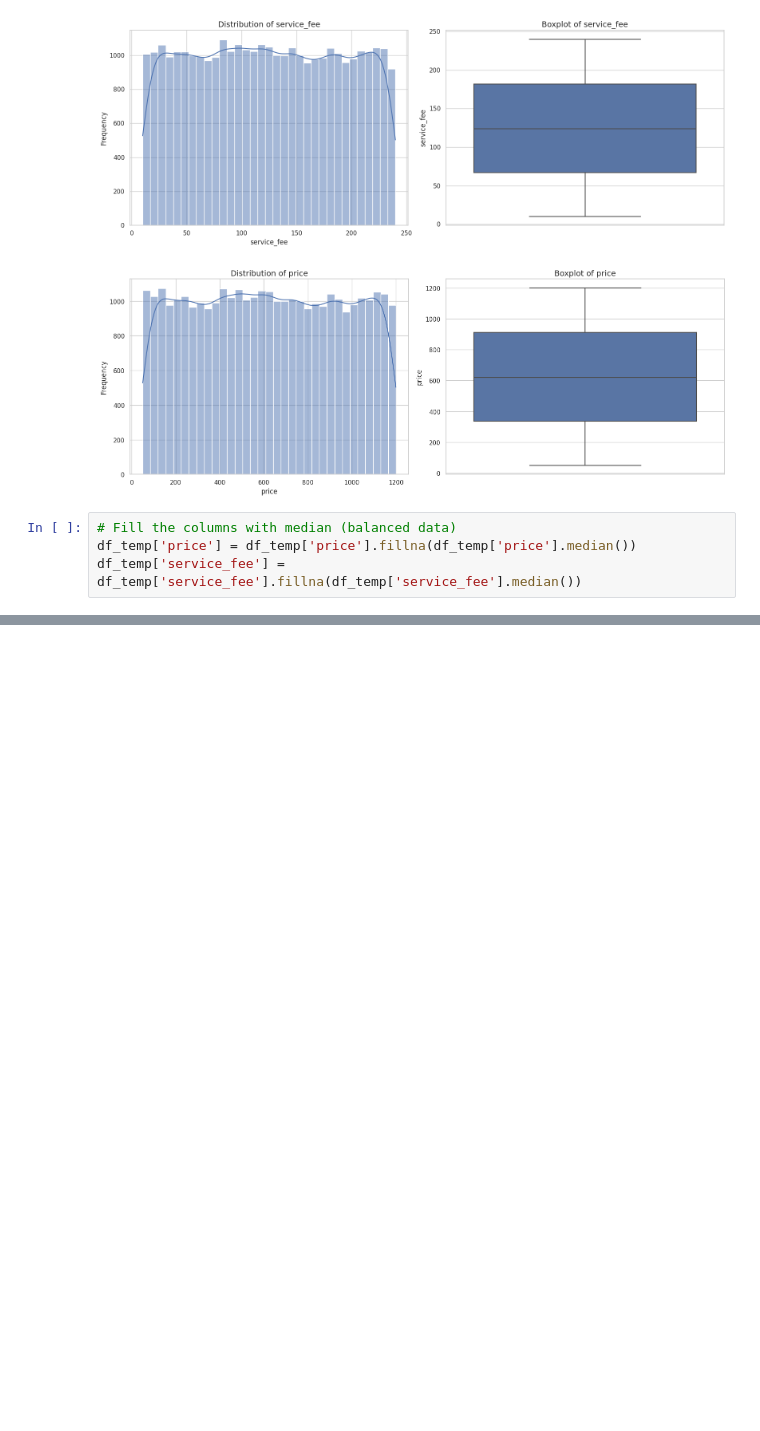
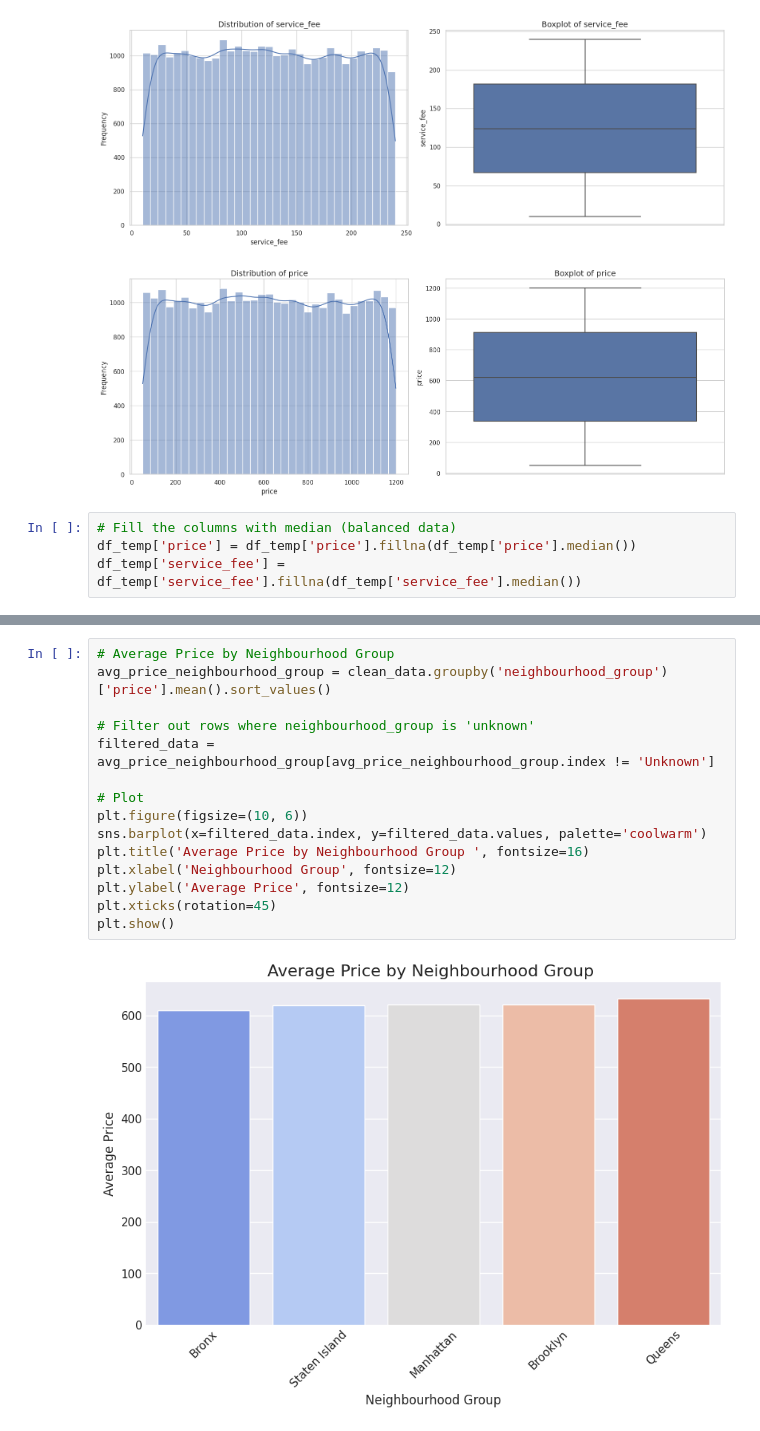
Before and after one commit to Sselimkoc/AirBnB-EDA, a Jupyter notebook: Airbnb.ipynb, the cells around one changed output, grey strips where cells are left out. Saved outputs shown, nothing was run; the diff lists cells and outputs as text; blank space fills up the shorter version.

```diff
--- a/Airbnb.ipynb
+++ b/Airbnb.ipynb
@@ -706,0 +746,17 @@ df_temp.isna().sum()
+# %%
+# Average Price by Neighbourhood Group
+avg_price_neighbourhood_group = clean_data.groupby('neighbourhood_group')['price'].mean().sort_values()
+
+# Filter out rows where neighbourhood_group is 'unknown'
+filtered_data = avg_price_neighbourhood_group[avg_price_neighbourhood_group.index != 'Unknown']
+
+# Plot
+plt.figure(figsize=(10, 6))
+sns.barplot(x=filtered_data.index, y=filtered_data.values, palette='coolwarm')
+plt.title('Average Price by Neighbourhood Group ', fontsize=16)
+plt.xlabel('Neighbourhood Group', fontsize=12)
+plt.ylabel('Average Price', fontsize=12)
+plt.xticks(rotation=45)
+plt.show()
+# %% [output]
+[figure, added]
```
Also changed, not shown: parts of 46 cells of this notebook.
